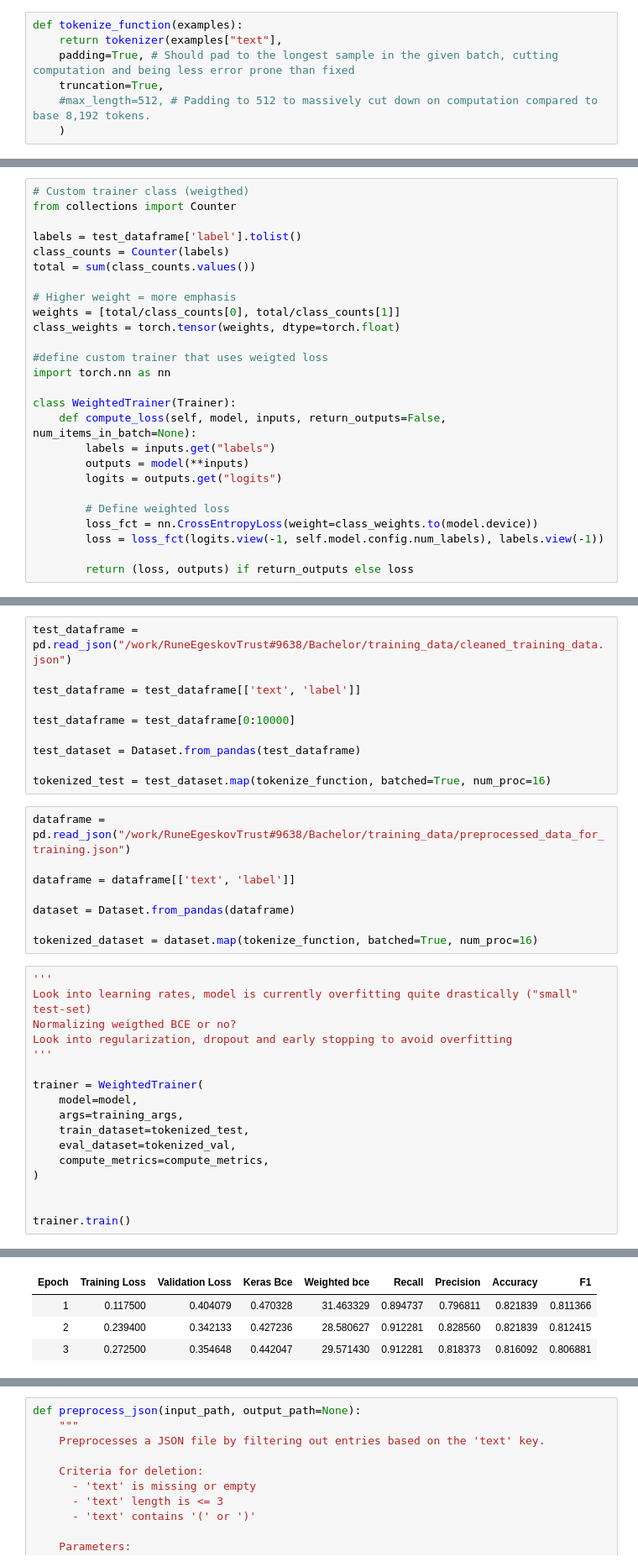
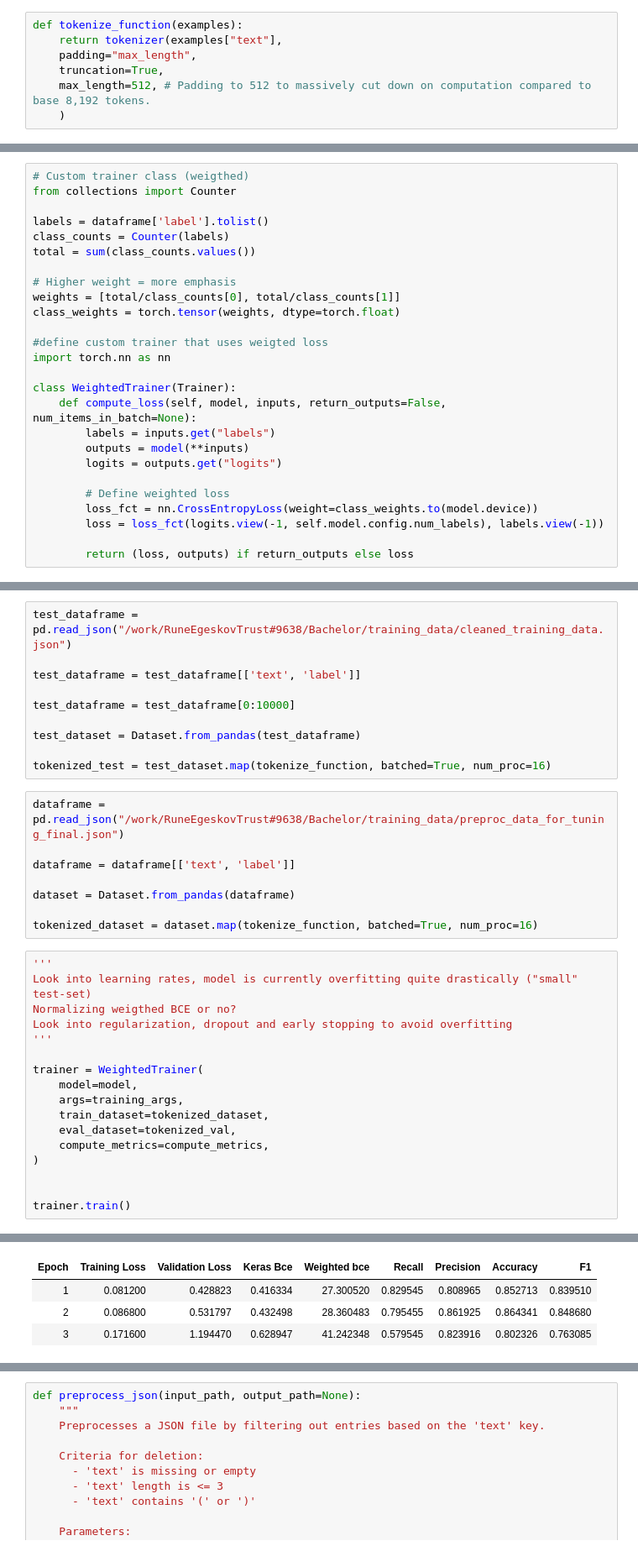
Before and after one commit to Lundsfryd/Bachelor_project, a Jupyter notebook: training_pipeline.ipynb, the cells around one changed output, grey strips where cells are left out. Shown: that part at 84% size. Drawn from its saved outputs; the diff is of its cells as text.

```diff
--- a/training_pipeline.ipynb
+++ b/training_pipeline.ipynb
@@ -86,9 +86,9 @@ training_args = TrainingArguments(
 # %%
 def tokenize_function(examples):
     return tokenizer(examples["text"],
-    padding=True, # Should pad to the longest sample in the given batch, cutting computation and being less error prone than fixed
+    padding="max_length",
     truncation=True,
-    #max_length=512, # Padding to 512 to massively cut down on computation compared to base 8,192 tokens.
+    max_length=512, # Padding to 512 to massively cut down on computation compared to base 8,192 tokens.
     )
 # %%
 def weighted_bincrossentropy(true, pred, weight_zero = 99.0, weight_one = 1):
@@ -135,7 +135,7 @@ def compute_metrics(eval_pred):
 # Custom trainer class (weigthed)
 from collections import Counter
 
-labels = test_dataframe['label'].tolist()
+labels = dataframe['label'].tolist()
 class_counts = Counter(labels)
 total = sum(class_counts.values())
 
@@ -176,7 +176,7 @@ test_dataset = Dataset.from_pandas(test_dataframe)
 
 tokenized_test = test_dataset.map(tokenize_function, batched=True, num_proc=16)
 # %%
-dataframe = pd.read_json("/work/RuneEgeskovTrust#9638/Bachelor/training_data/preprocessed_data_for_training.json")
+dataframe = pd.read_json("/work/RuneEgeskovTrust#9638/Bachelor/training_data/preproc_data_for_tuning_final.json")
 
 dataframe = dataframe[['text', 'label']]
 
@@ -193,7 +193,7 @@ Look into regularization, dropout and early stopping to avoid overfitting
 trainer = WeightedTrainer(
     model=model,
     args=training_args,
-    train_dataset=tokenized_test,
+    train_dataset=tokenized_dataset,
     eval_dataset=tokenized_val,
     compute_metrics=compute_metrics,
 )
@@ -205,5 +205,5 @@ trainer.train()
 | Epoch | Training Loss | Validation Loss | Keras Bce | Weighted bce | Recall | Precision | Accuracy | F1 |
-| 1 | 0.117500 | 0.404079 | 0.470328 | 31.463329 | 0.894737 | 0.796811 | 0.821839 | 0.811366 |
-| 2 | 0.239400 | 0.342133 | 0.427236 | 28.580627 | 0.912281 | 0.828560 | 0.821839 | 0.812415 |
-| 3 | 0.272500 | 0.354648 | 0.442047 | 29.571430 | 0.912281 | 0.818373 | 0.816092 | 0.806881 |
+| 1 | 0.081200 | 0.428823 | 0.416334 | 27.300520 | 0.829545 | 0.808965 | 0.852713 | 0.839510 |
+| 2 | 0.086800 | 0.531797 | 0.432498 | 28.360483 | 0.795455 | 0.861925 | 0.864341 | 0.848680 |
+| 3 | 0.171600 | 1.194470 | 0.628947 | 41.242348 | 0.579545 | 0.823916 | 0.802326 | 0.763085 |
 WARNING: All log messages before absl::InitializeLog() is called are written to STDERR
```
Also changed, not shown: parts of 11 cells of this notebook, 33 other files.
